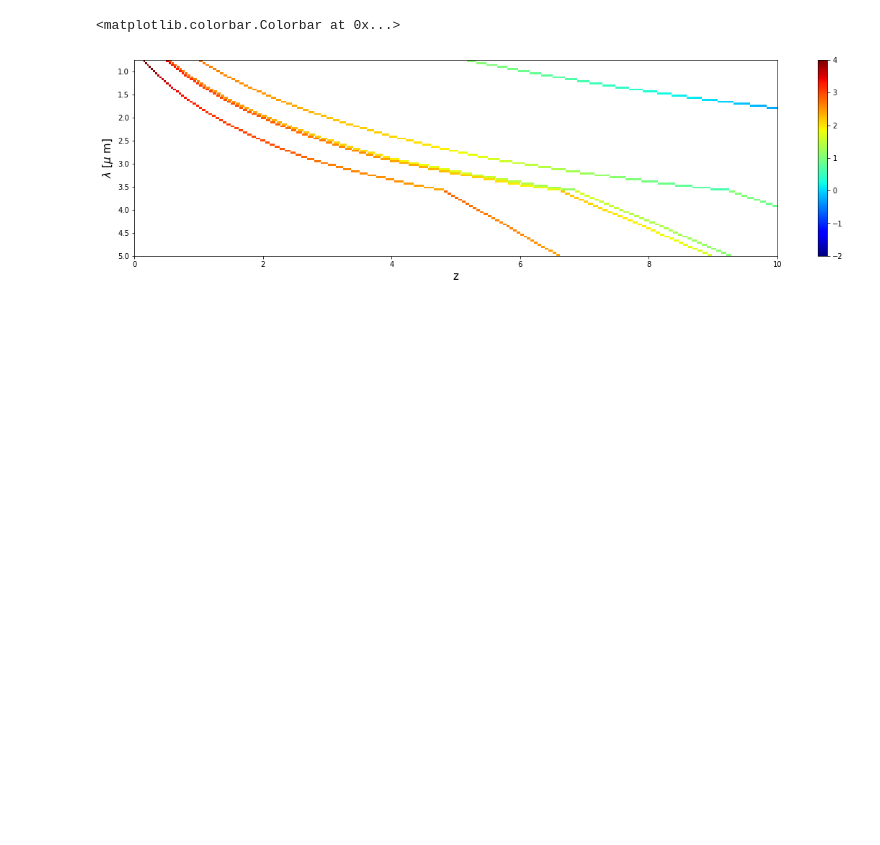
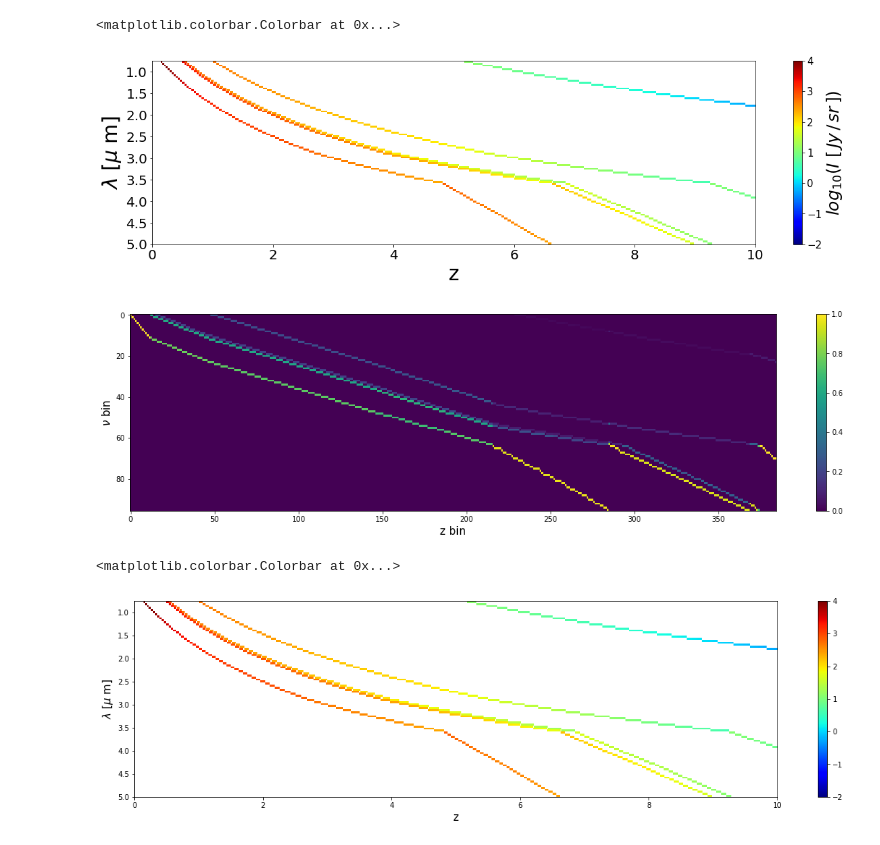
Before and after one commit to yuntingcheng/sim_cii, a Jupyter notebook: sparse_F17.ipynb, the cells around one changed output. Drawn from its saved outputs; the diff is of its cells as text; code cells hidden in the pictures; blank space fills up the shorter version.

```diff
--- a/sparse_F17.ipynb
+++ b/sparse_F17.ipynb
@@ -12,6 +12,28 @@ line_use = ['Lya', 'Ha', 'Hb', 'OII', 'OIII']
 
 A, I_norm, z_coords, N_nu, N_z, z_coords_all, z_idx, I_coords_all \
 = sparse_dict(dth, nu_binedges, line_use, model = model)
+# %%
+#
+plt.figure(figsize=(20,5))
+ext = [z_coords_all[0], z_coords_all[-1], sphx_par.wl_binedges[-1], sphx_par.wl_binedges[0]]
+plt.imshow(np.log10(I_coords_all), aspect='auto', extent = ext, vmin = -2, vmax = 4, cmap = "jet")
+cbar = plt.colorbar()
+cbar.set_label(r'$log_{10}(I\,\,[\,Jy\, /\, sr\,])$', fontsize = 25)
+cbar.ax.tick_params(labelsize=15)
+plt.xticks(fontsize=20)
+plt.yticks(fontsize=20)
+plt.xlabel('z',fontsize=30)
+plt.ylabel(r'$\lambda$ [$\mu$ m]',fontsize=30)
+
+plt.figure(figsize=(20,5))
+plt.imshow(A, aspect='auto', vmin = 0, vmax = 1)
+plt.xlabel('z bin',fontsize=15)
+plt.ylabel(r'$\nu$ bin',fontsize=15)
+plt.colorbar()
+# %% [output]
+<matplotlib.colorbar.Colorbar at 0x...>
+[figure, added]
+[figure, added]
 # %%
 #
 plt.figure(figsize=(20,5))
```
Also changed, not shown: 1 other file.
